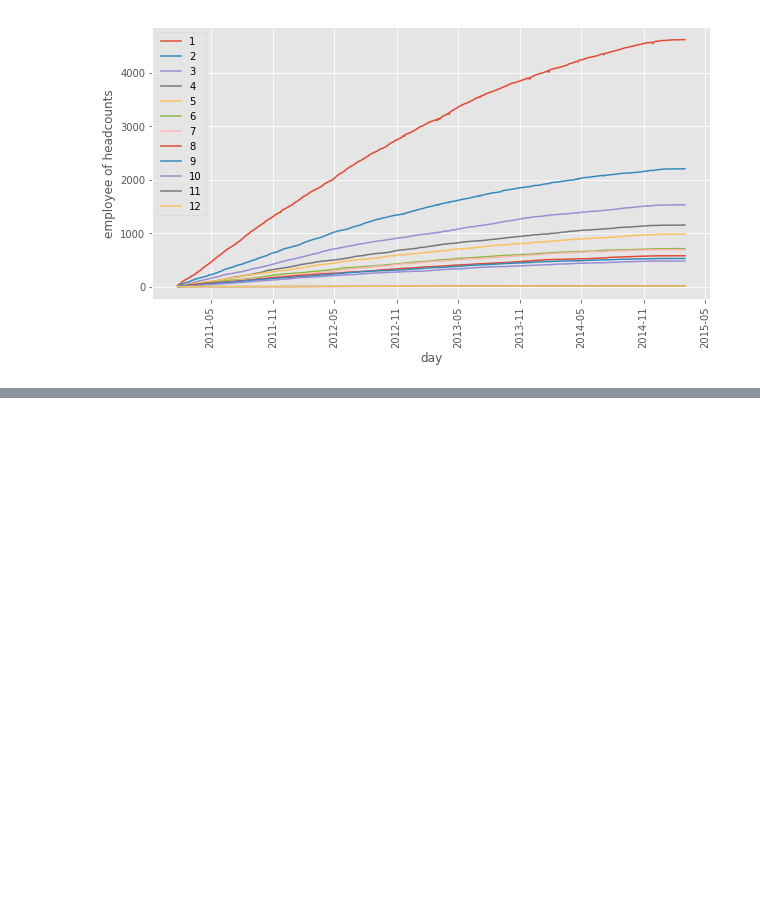
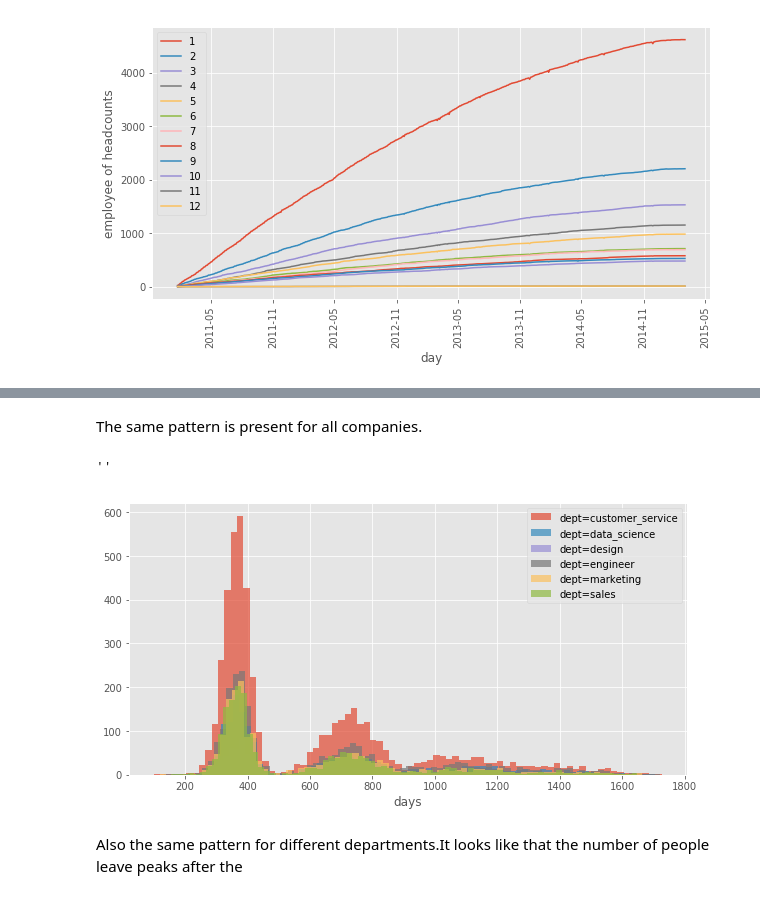
Before and after one commit to moerashidi/employee-retention, a Jupyter notebook: employee-retention.ipynb, the cells around one changed output, grey strips where cells are left out. Saved outputs shown, nothing was run; the diff lists cells and outputs as text; code cells hidden in the pictures; blank space fills up the shorter version.

```diff
--- a/employee-retention.ipynb
+++ b/employee-retention.ipynb
@@ -179,0 +232,16 @@ plt.legend()
+# %% [markdown]
+The same pattern is present for all companies.
+# %%
+plt.figure(figsize=(10,5))
+for i in df_quit['dept'].unique():
+    mask=(df_quit['dept']==i)
+
+    plt.hist(df_quit[mask]['days'],bins=80,alpha=.7,label='dept={}'.format(i))
+plt.xlabel('days')
+plt.legend()
+;
+# %% [output]
+''
+[figure, added]
+# %% [markdown]
+Also the same pattern for different departments.It looks like that the number of people leave peaks after the
```
Also changed, not shown: parts of 9 cells of this notebook.
